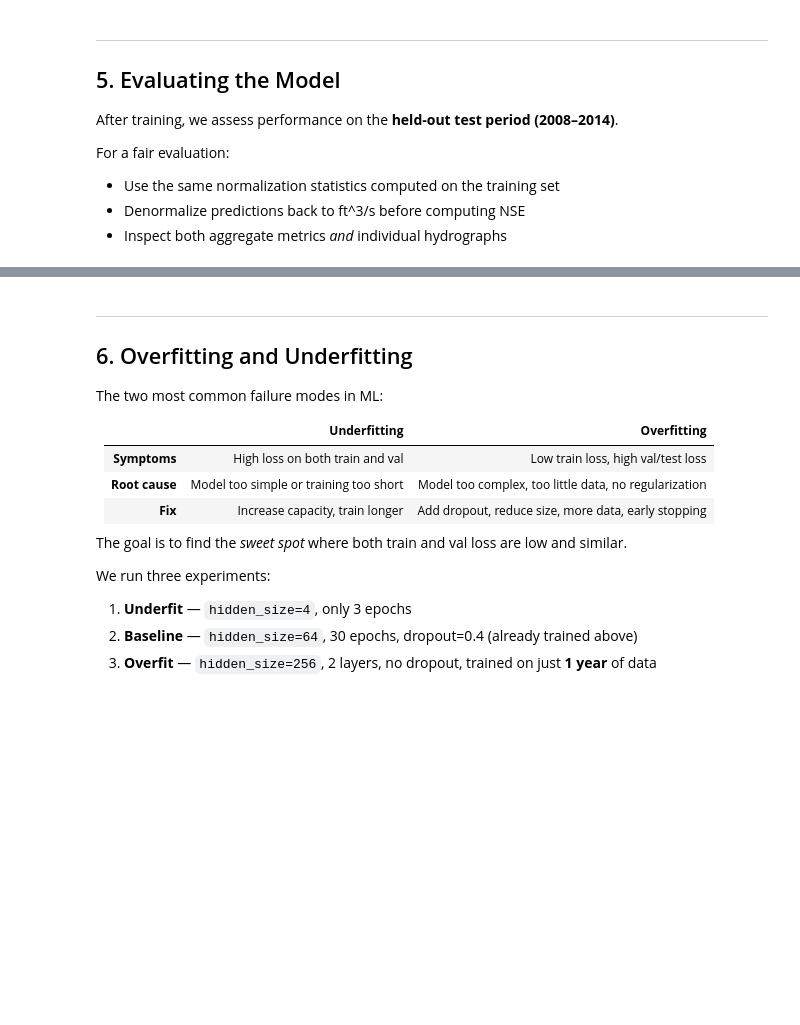
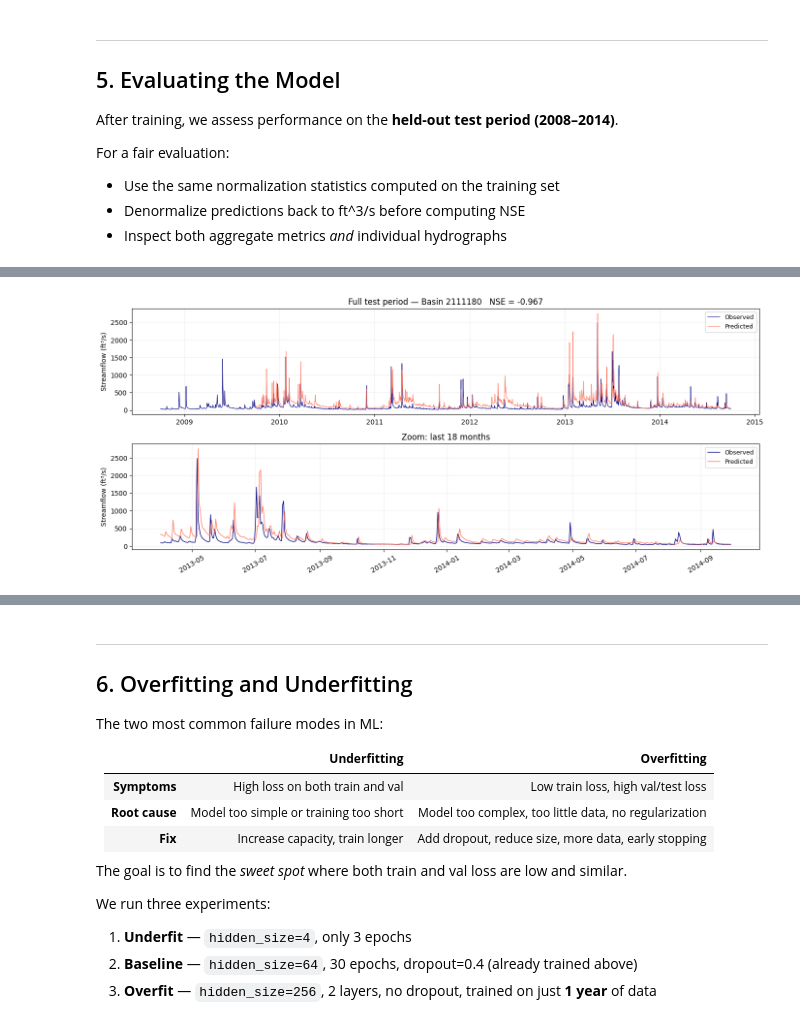
Before and after one commit to leoglonz/Foundations-of-ML, a Jupyter notebook: tutorials/01_ml_pipeline_streamflow.ipynb, the cells around one changed output, grey strips where cells are left out. Cells and saved outputs as stored; diff of their text form; code cells hidden in the pictures; blank space fills up the shorter version.

```diff
--- a/tutorials/01_ml_pipeline_streamflow.ipynb
+++ b/tutorials/01_ml_pipeline_streamflow.ipynb
@@ -430,20 +434,3 @@ $$\text{NSE} = 1 - \frac{\sum_t (Q_t^\text{obs} - Q_t^\text{sim})^2}
 | < 0 | Worse than the mean |
 
 NSE > 0.6 is generally acceptable; NSE > 0.8 is excellent for daily streamflow.
-# %%
-def masked_mse_loss(pred: torch.Tensor, target: torch.Tensor) -> torch.Tensor:
-    """MSE loss that ignores NaN positions in the target."""
-    mask = ~torch.isnan(target)
-    if mask.sum() == 0:
-        return pred.sum() * 0.0
-    return ((pred[mask] - target[mask]) ** 2).mean()
-
-
-def nse_score(pred: np.ndarray, obs: np.ndarray) -> float:
-    """Nash-Sutcliffe Efficiency on raw (denormalized) streamflow arrays."""
-    mask = ~np.isnan(obs) & ~np.isnan(pred)
-    if mask.sum() < 2:
-        return float("nan")
-    p, o = pred[mask], obs[mask]
-    denom = np.sum((o - np.mean(o)) ** 2)
-    return float(1 - np.sum((p - o) ** 2) / denom) if denom > 0 else float("nan")
@@ -572,33 +537,16 @@ print(f"  Mean NSE:   {np.nanmean(list(nse_baseline.values())):.3f}")
 # %%
 # Hydrograph — observed vs. predicted
-# Try changing basin_idx (0–9)
+# Try changing basin_idx (0–9).
 
-basin_idx = 0
-
-fig, axes = plt.subplots(2, 1, figsize=(14, 6), sharex=False)
-
-ax = axes[0]
-ax.plot(dates_test, obs_cfs_test[:, basin_idx], color="navy", lw=0.8, label="Observed")
-ax.plot(dates_test, pred_cfs_test[:, basin_idx], color="tomato", lw=0.8, label="Predicted", alpha=0.85)
-ax.set_title(f"Full test period — Basin {loader.gage_ids[basin_idx]}"
-             f"   NSE = {nse_baseline[loader.gage_ids[basin_idx]]:.3f}")
-ax.set_ylabel("Streamflow (ft^3/s)")
-ax.legend(loc="upper right", fontsize=9)
-ax.grid(alpha=0.2)
-ax.xaxis.set_major_formatter(mdates.DateFormatter("%Y"))
-
-zoom = slice(-548, None)
-ax = axes[1]
-ax.plot(dates_test[zoom], obs_cfs_test[zoom, basin_idx], color="navy", lw=1.0, label="Observed")
-ax.plot(dates_test[zoom], pred_cfs_test[zoom, basin_idx], color="tomato", lw=1.0, label="Predicted", alpha=0.85)
-ax.set_title("Zoom: last 18 months")
-ax.set_ylabel("Streamflow (ft^3/s)")
-ax.legend(loc="upper right", fontsize=9)
-ax.grid(alpha=0.2)
-ax.xaxis.set_major_formatter(mdates.DateFormatter("%Y-%m"))
-ax.tick_params(axis="x", rotation=30)
-
-plt.tight_layout()
-plt.show()
+plot_hydrograph(
+    dates_test=dates_test,
+    obs_cfs_test=obs_cfs_test,
+    pred_cfs_test=pred_cfs_test,
+    gage_ids=loader.gage_ids,
+    nse_by_basin=nse_baseline,
+    basin_idx=0,
+)
+# %% [output]
+[figure, added]
 # %%
 # Observed vs. predicted scatter — one panel per basin
```
Also changed, not shown: parts of 35 cells of this notebook, 6 other files.
